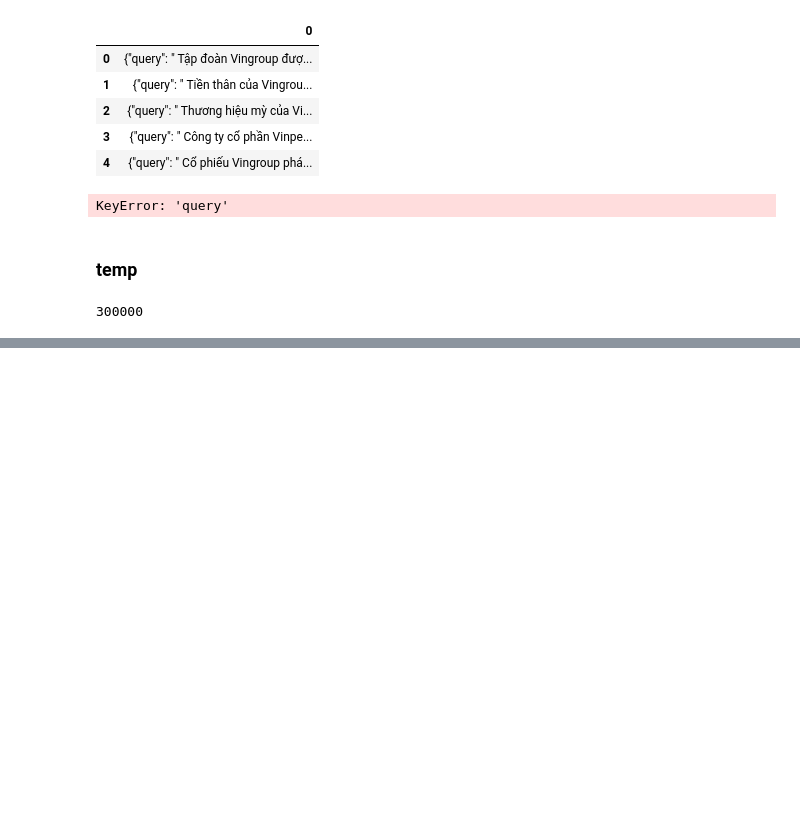
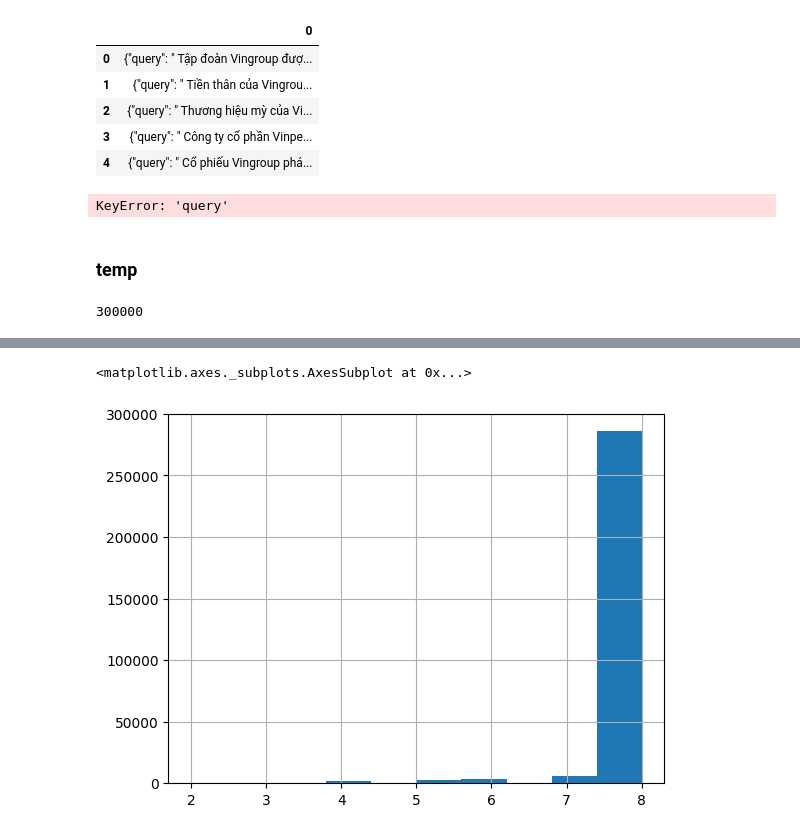
Before and after one commit to tuyendv268/vietnamese_question_answering, a Jupyter notebook: notebooks/prepare_data.ipynb, the cells around one changed output, grey strips where cells are left out. Saved outputs shown, nothing was run; the diff lists cells and outputs as text; code cells hidden in the pictures; blank space fills up the shorter version.

```diff
--- a/notebooks/prepare_data.ipynb
+++ b/notebooks/prepare_data.ipynb
@@ -348,0 +412,5 @@ KeyboardInterrupt:
+# %%
+data["num_passage"].hist()
+# %% [output]
+<matplotlib.axes._subplots.AxesSubplot at 0x...>
+[figure, added]
```
Also changed, not shown: parts of 14 cells of this notebook, 2 other files.
